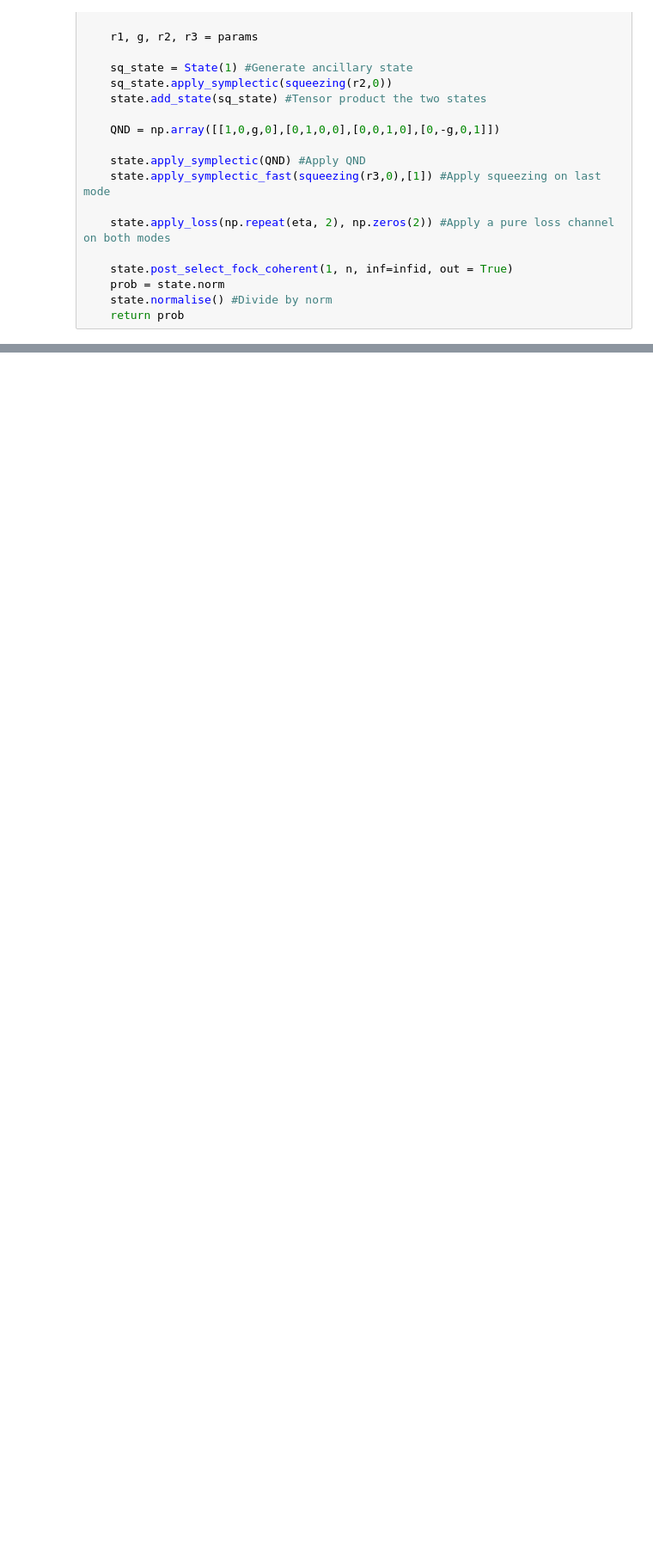
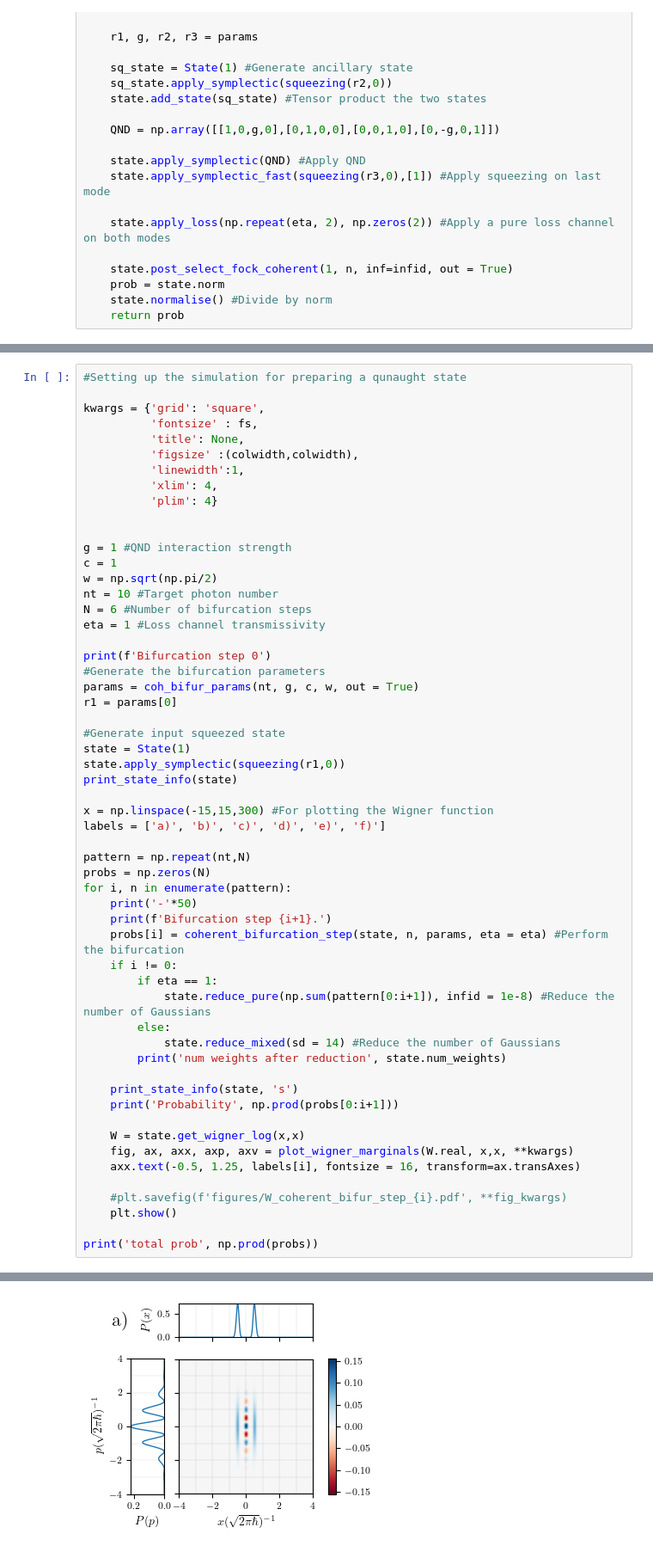
Before and after one commit to qpit/lcg_plus, a Jupyter notebook: demos_final/Simulate_coherent_bifurcation.ipynb, the cells around one changed output, grey strips where cells are left out. Shown at 86% size. Saved outputs shown, nothing was run; the diff lists cells and outputs as text; blank space fills up the shorter version.

```diff
--- a/demos_final/Simulate_coherent_bifurcation.ipynb
+++ b/demos_final/Simulate_coherent_bifurcation.ipynb
@@ -298,0 +315,57 @@ Q1 (2.288735895259914+9.218597496576171e-17j)
+# %%
+#Setting up the simulation for preparing a qunaught state
+
+kwargs = {'grid': 'square',
+          'fontsize' : fs,
+          'title': None,
+          'figsize' :(colwidth,colwidth),
+          'linewidth':1,
+          'xlim': 4,
+          'plim': 4}
+
+
+g = 1 #QND interaction strength
+c = 1
+w = np.sqrt(np.pi/2)
+nt = 10 #Target photon number
+N = 6 #Number of bifurcation steps
+eta = 1 #Loss channel transmissivity
+
+print(f'Bifurcation step 0')
+#Generate the bifurcation parameters
+params = coh_bifur_params(nt, g, c, w, out = True)
+r1 = params[0]
+
+#Generate input squeezed state
+state = State(1)
+state.apply_symplectic(squeezing(r1,0))
+print_state_info(state)
+
+x = np.linspace(-15,15,300) #For plotting the Wigner function
+labels = ['a)', 'b)', 'c)', 'd)', 'e)', 'f)']
+
+pattern = np.repeat(nt,N)
+probs = np.zeros(N)
+for i, n in enumerate(pattern):
+    print('-'*50)
+    print(f'Bifurcation step {i+1}.')
+    probs[i] = coherent_bifurcation_step(state, n, params, eta = eta) #Perform the bifurcation
+    if i != 0:
+        if eta == 1:
+            state.reduce_pure(np.sum(pattern[0:i+1]), infid = 1e-8) #Reduce the number of Gaussians
+        else:
+            state.reduce_mixed(sd = 14) #Reduce the number of Gaussians
+        print('num weights after reduction', state.num_weights)
+
+    print_state_info(state, 's')
+    print('Probability', np.prod(probs[0:i+1]))
+
+    W = state.get_wigner_log(x,x)
+    fig, ax, axx, axp, axv = plot_wigner_marginals(W.real, x,x, **kwargs)
+    axx.text(-0.5, 1.25, labels[i], fontsize = 16, transform=ax.transAxes)
+
+    #plt.savefig(f'figures/W_coherent_bifur_step_{i}.pdf', **fig_kwargs)
+    plt.show()
+
+print('total prob', np.prod(probs))
+# %% [output]
@@ -298,0 +389 @@ Q1 (2.288735895259914+9.218597496576171e-17j)
+[figure, added]
```
Also changed, not shown: parts of 8 cells of this notebook, 38 other files.
